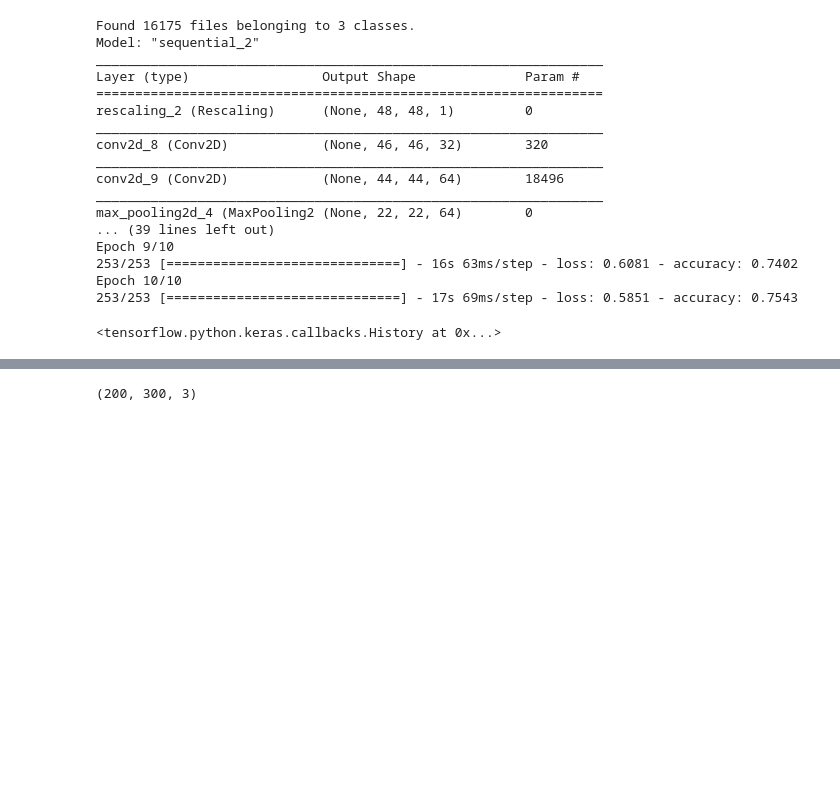
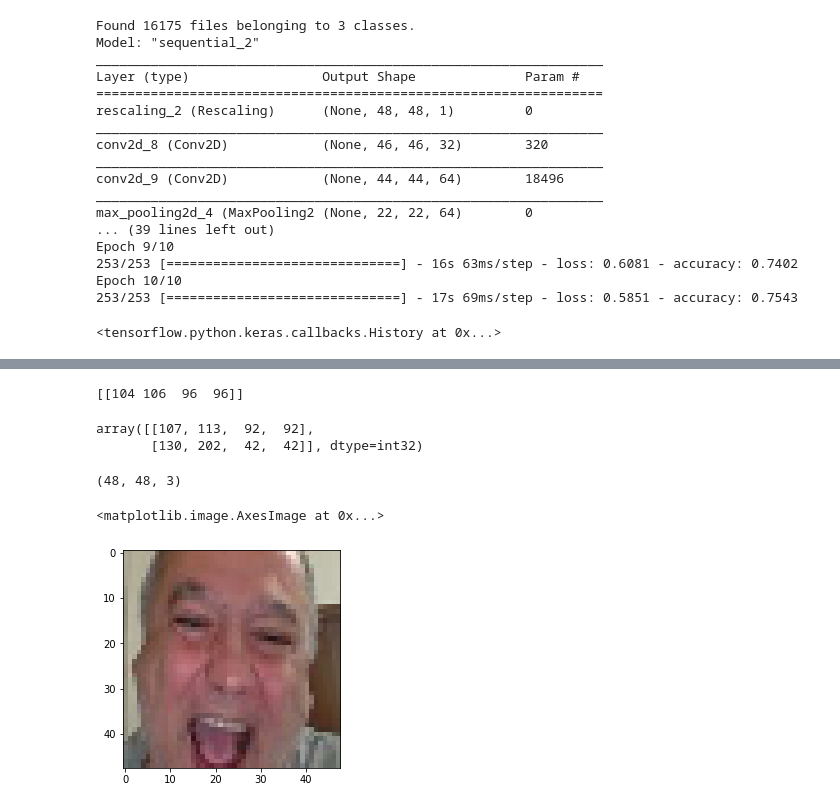
Before and after one commit to hikmatfarhat-ndu/CSC645, a Jupyter notebook: 6zEmotions.ipynb, the cells around one changed output, grey strips where cells are left out. Drawn from its saved outputs; the diff is of its cells as text; code cells hidden in the pictures; blank space fills up the shorter version.

```diff
--- a/6zEmotions.ipynb
+++ b/6zEmotions.ipynb
@@ -315,4 +315,28 @@ numpy.ndarray
+# %%
+
+classifier=cv2.CascadeClassifier('haarcascade_frontalface_default.xml')
+bboxes = classifier.detectMultiScale(img)
+print(bboxes)
+# %% [output]
+[[104 106  96  96]]
+# %%
+bboxes=np.squeeze(bboxes)
+# %%
+bboxes
+# %% [output]
+array([[107, 113,  92,  92],
+       [130, 202,  42,  42]], dtype=int32)
+# %%
+x,y,width,height=bboxes
+# %%
+face=img[x:x+width,y:y+height]
+face = cv2.resize(face, (48,48), interpolation = cv2.INTER_CUBIC)
 # %%
-img.shape
+face.shape
 # %% [output]
-(200, 300, 3)
+(48, 48, 3)
+# %%
+plt.imshow(face)
+# %% [output]
+<matplotlib.image.AxesImage at 0x...>
+[figure, added]
```
Also changed, not shown: parts of 6 cells of this notebook.
